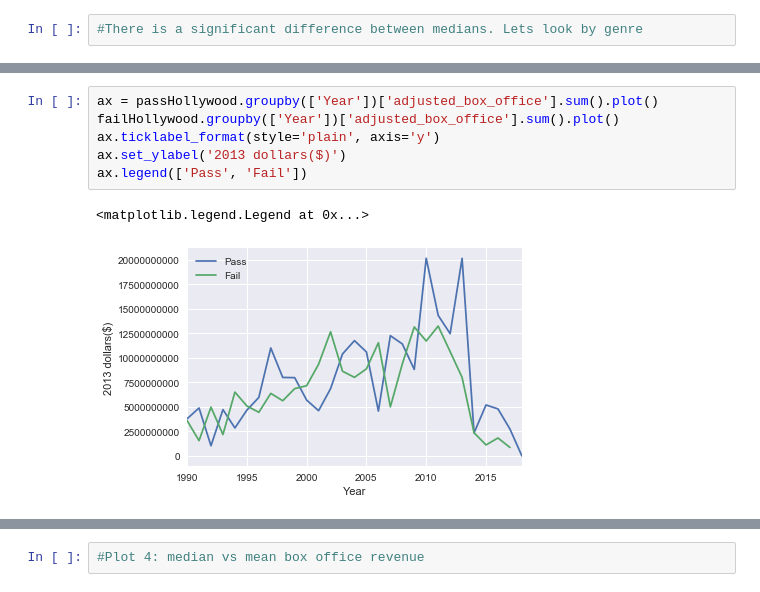
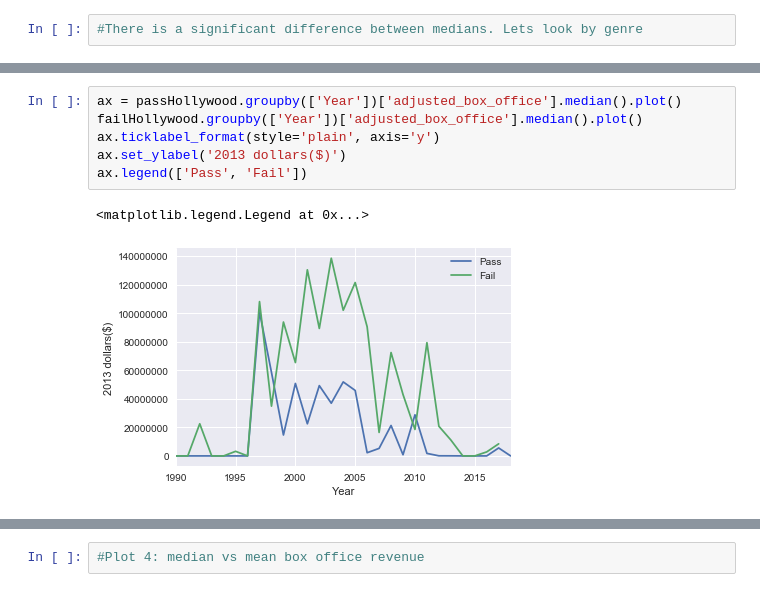
Before and after one commit to manav95/Data-Science-Intensive, a Jupyter notebook: MachineLearningAnalysis/MachineLearningAnalysisNew.ipynb, the cells around one changed output, grey strips where cells are left out. Cells and saved outputs as stored; diff of their text form.

```diff
--- a/MachineLearningAnalysis/MachineLearningAnalysisNew.ipynb
+++ b/MachineLearningAnalysis/MachineLearningAnalysisNew.ipynb
@@ -702,9 +847,9 @@ ax.set_title("Box Office plot by genre")
 # %%
-ax = passHollywood.groupby(['Year'])['adjusted_box_office'].sum().plot()
-failHollywood.groupby(['Year'])['adjusted_box_office'].sum().plot()
+ax = passHollywood.groupby(['Year'])['adjusted_box_office'].median().plot()
+failHollywood.groupby(['Year'])['adjusted_box_office'].median().plot()
 ax.ticklabel_format(style='plain', axis='y')
 ax.set_ylabel('2013 dollars($)')
 ax.legend(['Pass', 'Fail'])
 # %% [output]
 <matplotlib.legend.Legend at 0x...>
-[figure, old version]
+[figure, new version]
```
Also changed, not shown: parts of 13 cells of this notebook.
